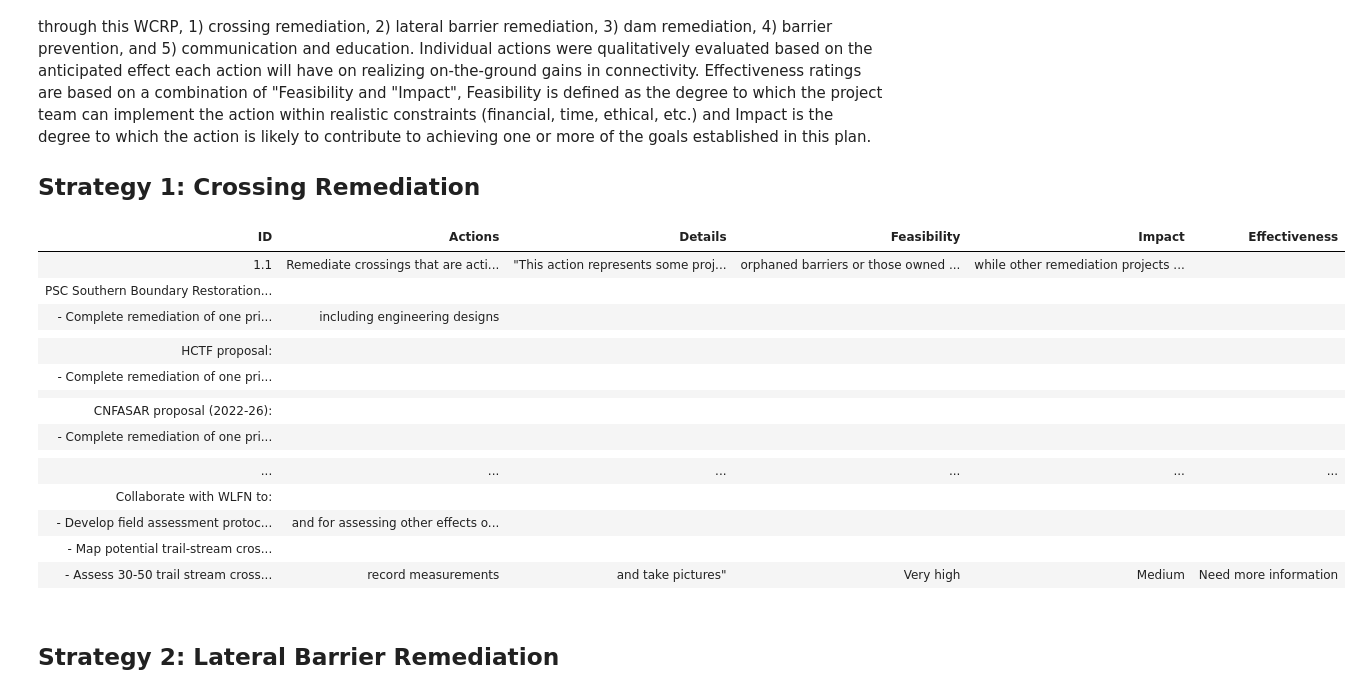
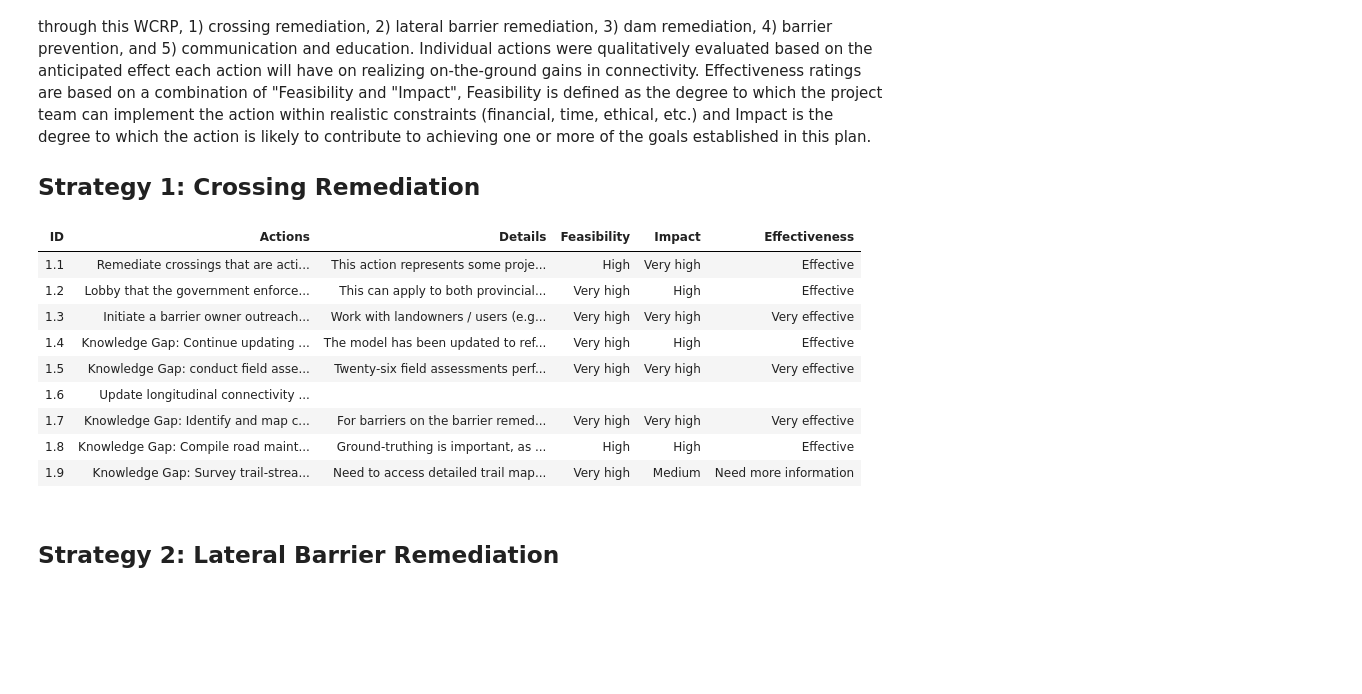
Before and after one commit to Canadian-Wildlife-Federation/Horsefly-WCRP, a Jupyter notebook: Tutorials/Jupyter_Book/mynewbook/_build/jupyter_execute/EcoAttributes.ipynb, the cells around one changed output. Cells and saved outputs as stored; diff of their text form; code cells hidden in the pictures; blank space fills up the shorter version.

```diff
--- a/Tutorials/Jupyter_Book/mynewbook/_build/jupyter_execute/EcoAttributes.ipynb
+++ b/Tutorials/Jupyter_Book/mynewbook/_build/jupyter_execute/EcoAttributes.ipynb
@@ -357,50 +357,44 @@ import numpy as np
 from IPython.display import display
 import pandas as pd
 
-data = pd.read_csv('strategy1_test.csv', index_col=False, skip_blank_lines=False )
+data = pd.read_csv('Strategy1.csv', index_col=False, skip_blank_lines=False )
 
 def fix_table(val):
     return str(val)
 
 def highlighttab7(val):
     red = '#ff0000;'
     yellow = '#ffff00;'
     lgreen = '#92d050;'
     dgreen = '#03853e;'
 
     if val=="Medium" or val=="Need more information": color = yellow
     elif val=="Very high" or val=="Very effective" : color = lgreen
     elif val =="High" or val=="Effective": color = dgreen
     else: color = 'white'
     return 'background-color: %s' % color
 
 data = data.replace(np.nan, '', regex=True)
 
 data = data.applymap(fix_table)
 
 data = data.style.applymap(highlighttab7).hide_index().set_properties(**{'text-align': 'left'})
 data = data.set_table_styles(
 [dict(selector = 'th', props=[('text-align', 'left')])])
 
 display(data)
 # %% [output]
 | ID | Actions | Details | Feasibility | Impact | Effectiveness |
-| 1.1 | Remediate crossings that are acti... | "This action represents some proj... | orphaned barriers or those owned ... | while other remediation projects ... |  |
-| PSC Southern Boundary Restoration... |  |  |  |  |  |
-| - Complete remediation of one pri... | including engineering designs |  |  |  |  |
+| 1.1 | Remediate crossings that are acti... | This action represents some proje... | High | Very high | Effective |
+| 1.2 | Lobby that the government enforce... | This can apply to both provincial... | Very high | High | Effective |
+| 1.3 | Initiate a barrier owner outreach... | Work with landowners / users (e.g... | Very high | Very high | Very effective |
+| 1.4 | Knowledge Gap: Continue updating ... | The model has been updated to ref... | Very high | High | Effective |
+| 1.5 | Knowledge Gap: conduct field asse... | Twenty-six field assessments perf... | Very high | Very high | Very effective |
+| 1.6 | Update longitudinal connectivity ... |  |  |  |  |
+| 1.7 | Knowledge Gap: Identify and map c... | For barriers on the barrier remed... | Very high | Very high | Very effective |
+| 1.8 | Knowledge Gap: Compile road maint... | Ground-truthing is important, as ... | High | High | Effective |
+| 1.9 | Knowledge Gap: Survey trail-strea... | Need to access detailed trail map... | Very high | Medium | Need more information |
 |  |  |  |  |  |  |
-| HCTF proposal: |  |  |  |  |  |
-| - Complete remediation of one pri... |  |  |  |  |  |
-|  |  |  |  |  |  |
-| CNFASAR proposal (2022-26): |  |  |  |  |  |
-| - Complete remediation of one pri... |  |  |  |  |  |
-|  |  |  |  |  |  |
-| ... | ... | ... | ... | ... | ... |
-| Collaborate with WLFN to: |  |  |  |  |  |
-| - Develop field assessment protoc... | and for assessing other effects o... |  |  |  |  |
-| - Map potential trail-stream cros... |  |  |  |  |  |
-| - Assess 30-50 trail stream cross... | record measurements | and take pictures" | Very high | Medium | Need more information |
-|  |  |  |  |  |  |
 # %% [markdown]
 
 ## Strategy 2: Lateral Barrier Remediation
```
Also changed, not shown: 28 other files.
